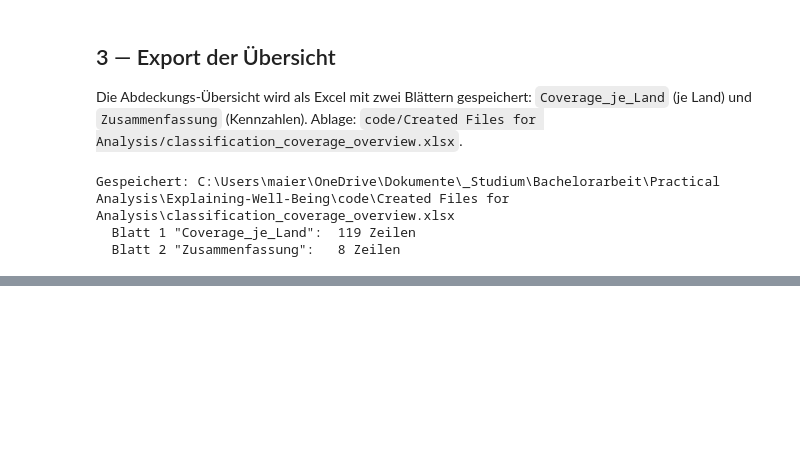
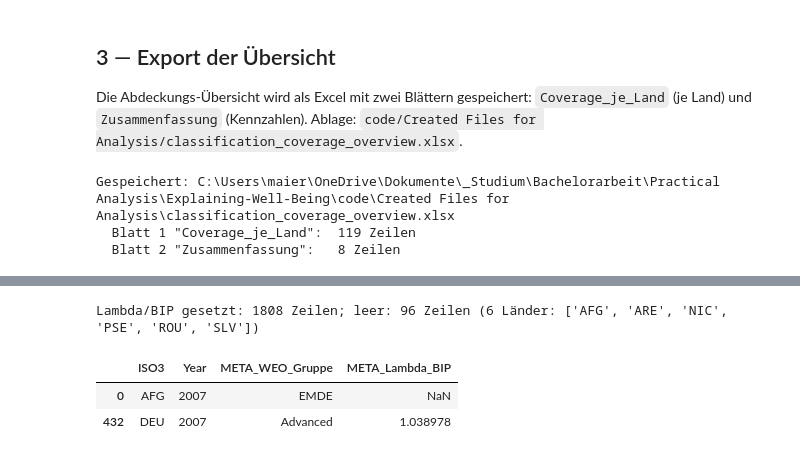
Before and after one commit to MaierMax/Explaining-Well-Being, a Jupyter notebook: code/05_country_classification.ipynb, the cells around one changed output, grey strips where cells are left out. Drawn from its saved outputs; the diff is of its cells as text; code cells hidden in the pictures; blank space fills up the shorter version.

```diff
--- a/code/05_country_classification.ipynb
+++ b/code/05_country_classification.ipynb
@@ -350,0 +389,15 @@ innerhalb der IMF-Gruppe je Jahr — sowie deren Anfügen als Metadaten-Spalten
+# %%
+meta = (weo_full[['ISO3', 'Year', 'WEO_Gruppe']]
+        .rename(columns={'WEO_Gruppe': 'META_WEO_Gruppe'}).copy())
+meta['META_Lambda_BIP'] = meta['ISO3'].map(dict(zip(jk['ISO3'], jk['lambda_bip'])))
+
+laender_ohne = sorted(meta.loc[meta['META_Lambda_BIP'].isna(), 'ISO3'].unique())
+assert laender_ohne == fehlt_jk, 'Unerwartete Länder ohne Lambda/BIP!'
+print(f'Lambda/BIP gesetzt: {meta["META_Lambda_BIP"].notna().sum()} Zeilen; '
+      f'leer: {meta["META_Lambda_BIP"].isna().sum()} Zeilen ({len(laender_ohne)} Länder: {laender_ohne})')
+meta[meta['ISO3'].isin(['DEU', 'AFG'])].drop_duplicates('ISO3')
+# %% [output]
+Lambda/BIP gesetzt: 1808 Zeilen; leer: 96 Zeilen (6 Länder: ['AFG', 'ARE', 'NIC', 'PSE', 'ROU', 'SLV'])
+|  | ISO3 | Year | META_WEO_Gruppe | META_Lambda_BIP |
+| 0 | AFG | 2007 | EMDE | NaN |
+| 432 | DEU | 2007 | Advanced | 1.038978 |
```
Also changed, not shown: parts of 15 cells of this notebook, 4 other files.
